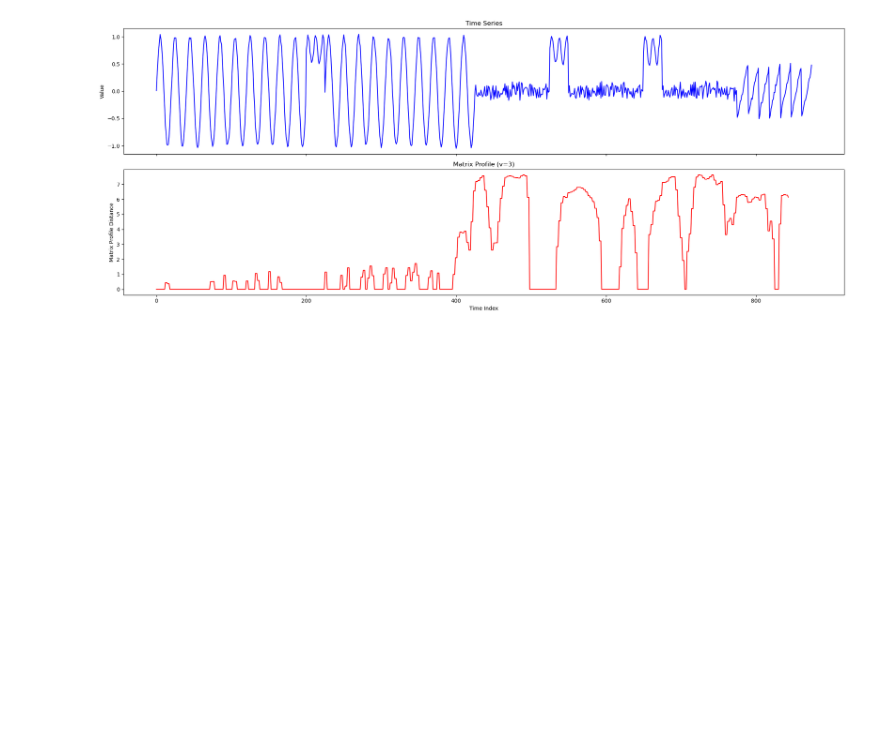
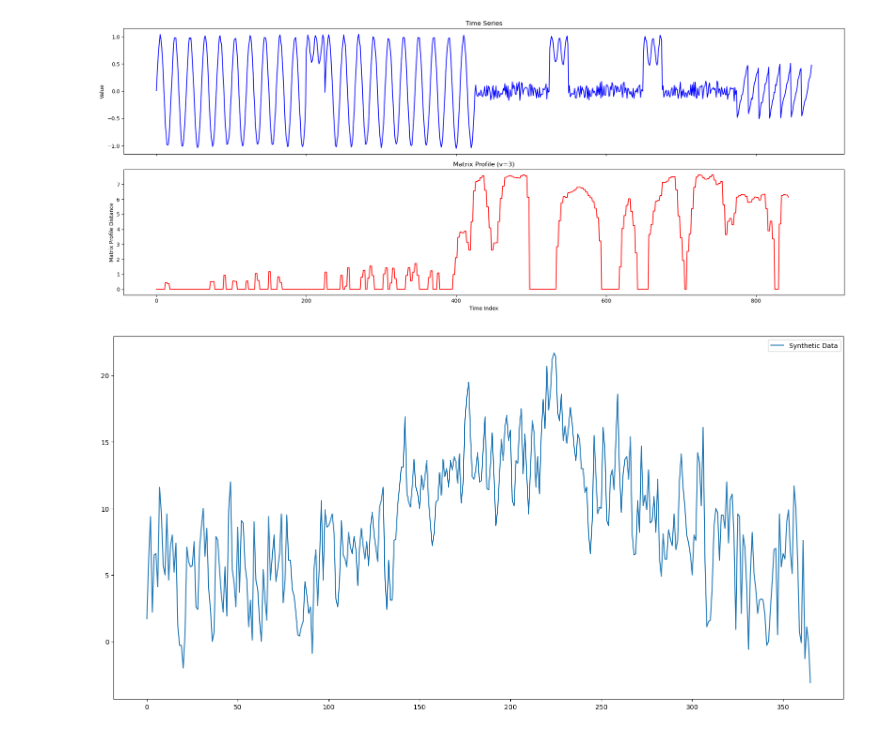
Before and after one commit to S-Nap4/matrixprofile-ts, a Jupyter notebook: docs/examples/Matrix_Profile_Tutorial.ipynb, the cells around one changed output. Saved outputs shown, nothing was run; the diff lists cells and outputs as text; code cells hidden in the pictures; blank space fills up the shorter version.

```diff
--- a/docs/examples/Matrix_Profile_Tutorial.ipynb
+++ b/docs/examples/Matrix_Profile_Tutorial.ipynb
@@ -125,3 +117,30 @@ plt.tight_layout()
 plt.show()
 # %% [output]
 [figure]
+# %%
+london = pd.read_csv("london_weather.csv")
+london['date'] = pd.to_datetime(london['date'])
+
+min_temp = london['min_temp'].copy()
+
+# Trova gli indici dei valori mancanti
+nan_indices = min_temp[min_temp.isna()].index
+
+for idx in nan_indices:
+    if 0 < idx < len(min_temp) - 1:
+        prev_val = min_temp.iloc[idx - 1]
+        next_val = min_temp.iloc[idx + 1]
+        if not pd.isna(prev_val) and not pd.isna(next_val):
+            min_temp.iloc[idx] = (prev_val + next_val) / 2
+
+# Aggiorna la colonna con i valori riempiti
+london['min_temp'] = min_temp
+
+weather_london = london['min_temp'].values
+
+#Plot data
+fig, ax1 = plt.subplots(figsize=(20,10))
+ax1.plot(np.arange(len(weather_london)),weather_london, label="Synthetic Data")
+legend = ax1.legend(loc='upper right')
+# %% [output]
+[figure, added]
```
Also changed, not shown: parts of 5 cells of this notebook, 2 other files.
